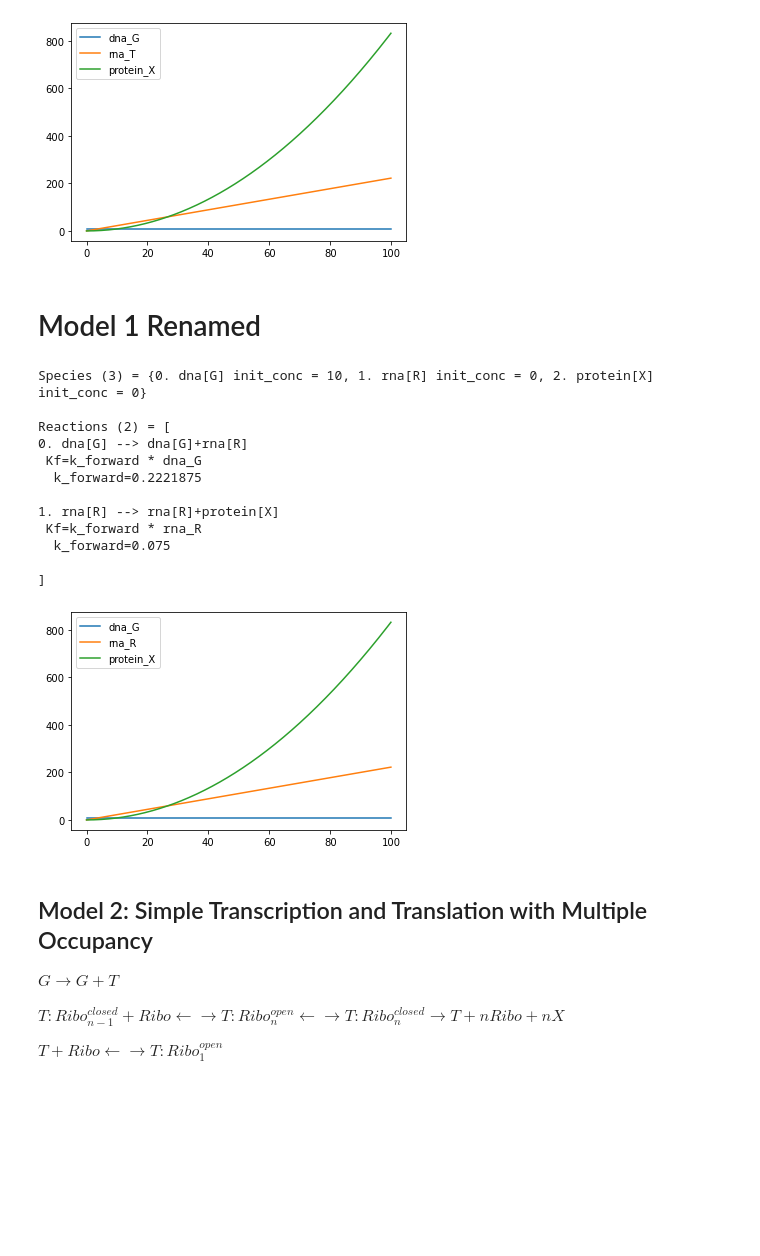
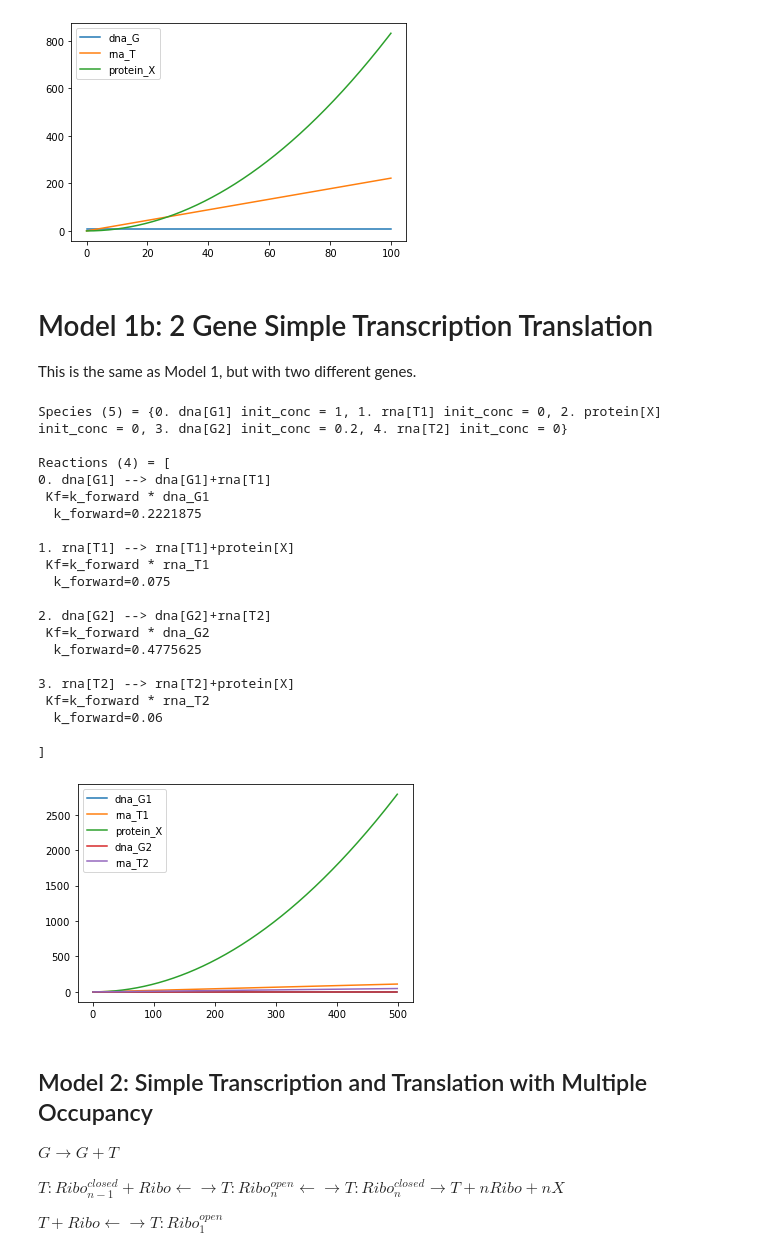
Before and after one commit to vivarium-collective/vivarium-bioscrape, a Jupyter notebook: Notebooks/Example Models.ipynb, the cells around one changed output. Cells and saved outputs as stored; diff of their text form; code cells hidden in the pictures; blank space fills up the shorter version.

```diff
--- a/Notebooks/Example Models.ipynb
+++ b/Notebooks/Example Models.ipynb
@@ -57,8 +57,9 @@ Reactions (2) = [
 
 ]
 [figure]
-# %% [markdown]
-# Model 1 Renamed
+# %% [markdown]
+# Model 1b: 2 Gene Simple Transcription Translation
+This is the same as Model 1, but with two different genes.
 # %%
 %matplotlib inline
 #Create Mechanisms
@@ -66,42 +67,54 @@ mech_tx = SimpleTranscription()
 mech_tl = SimpleTranslation()
 
 #Create Mixture
 M = Mixture(name = "e coli", parameter_file = "default_parameters.txt")
 M.add_mechanism(mech_tx)
 M.add_mechanism(mech_tl)
 
 #Create DNAassembly
-G = DNAassembly("G", rbs = "medium", promoter = "medium", transcript = "R", protein = "X", initial_conc = 10)
-M.add_component(G)
+G1 = DNAassembly("G1", rbs = "medium", promoter = "medium", transcript = "T1", protein = "X", initial_conc = 1)
+G2 = DNAassembly("G2", rbs = "weak", promoter = "strong", transcript = "T2", protein = "X", initial_conc = .2)
+
+M.add_component(G1)
+M.add_component(G2)
+
 
 #Compile the CRN
 CRN = M.compile_crn()
 print(CRN.pretty_print(show_keys = False))
 CRN.write_sbml_file("model1b.xml", for_bioscrape = True)
 
 #Simulate with Bioscrape (slow)
 R = CRN.simulate_with_bioscrape_via_sbml(timepoints)
 
 #Plot all species
 for s in CRN.species:
     plt.plot(timepoints, R[str(s)], label = str(s))
 
 plt.legend()
 plt.show()
 # %% [output]
-Species (3) = {0. dna[G] init_conc = 10, 1. rna[R] init_conc = 0, 2. protein[X] init_conc = 0}
+Species (5) = {0. dna[G1] init_conc = 1, 1. rna[T1] init_conc = 0, 2. protein[X] init_conc = 0, 3. dna[G2] init_conc = 0.2, 4. rna[T2] init_conc = 0}
 
-Reactions (2) = [
-0. dna[G] --> dna[G]+rna[R]
- Kf=k_forward * dna_G
+Reactions (4) = [
+0. dna[G1] --> dna[G1]+rna[T1]
+ Kf=k_forward * dna_G1
   k_forward=0.2221875
 
-1. rna[R] --> rna[R]+protein[X]
- Kf=k_forward * rna_R
+1. rna[T1] --> rna[T1]+protein[X]
+ Kf=k_forward * rna_T1
   k_forward=0.075
 
+2. dna[G2] --> dna[G2]+rna[T2]
+ Kf=k_forward * dna_G2
+  k_forward=0.4775625
+
+3. rna[T2] --> rna[T2]+protein[X]
+ Kf=k_forward * rna_T2
+  k_forward=0.06
+
 ]
-[figure, old version]
+[figure, new version]
 # %% [markdown]
 ## Model 2: Simple Transcription and Translation with Multiple Occupancy
 
```
Also changed, not shown: parts of 1 cell of this notebook, 13 other files.
